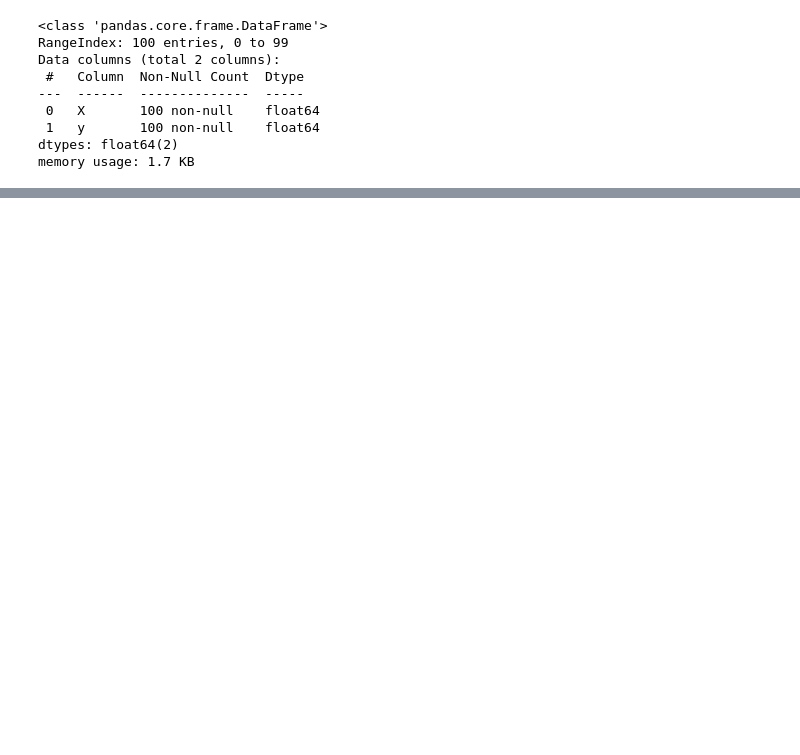
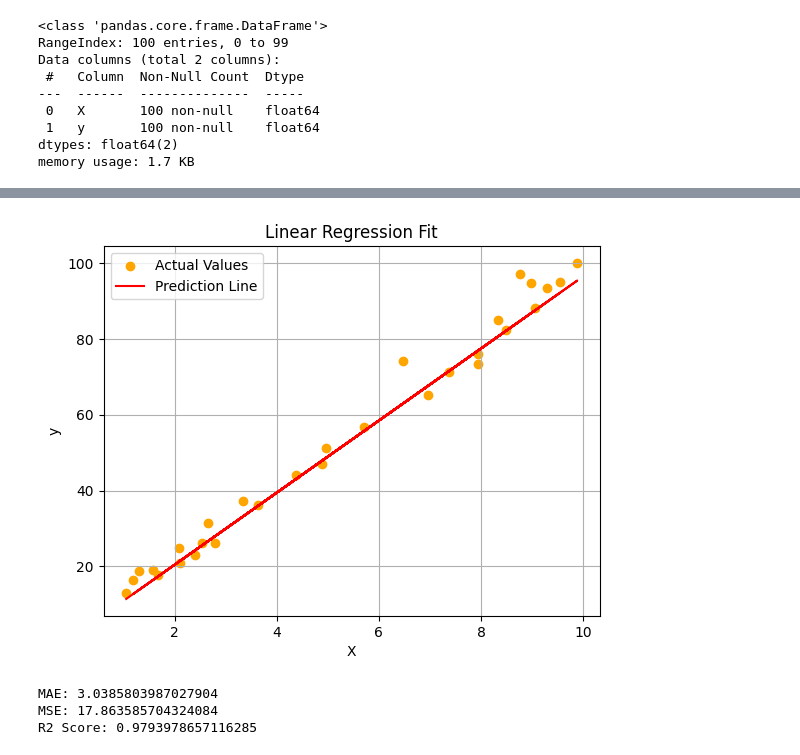
Before and after one commit to 7rohxt/ml-models-from-scratch, a Jupyter notebook: linear-regression/notebook.ipynb, the cells around one changed output, grey strips where cells are left out. Saved outputs shown, nothing was run; the diff lists cells and outputs as text; code cells hidden in the pictures; blank space fills up the shorter version.

```diff
--- a/linear-regression/notebook.ipynb
+++ b/linear-regression/notebook.ipynb
@@ -101,0 +111,27 @@ plt.show()
+# %%
+y_test_pred = predict(X_test, w_final, b_final)
+
+plt.scatter(X_test, y_test, color='orange', label="Actual Values")
+plt.plot(X_test, y_test_pred, color='red', label="Prediction Line")
+plt.xlabel("X")
+plt.ylabel("y")
+plt.title("Linear Regression Fit")
+plt.legend()
+plt.grid(True)
+plt.show()
+# %% [output]
+[figure, added]
+# %%
+from sklearn.metrics import mean_squared_error, mean_absolute_error, r2_score
+
+mae = mean_absolute_error(y_test, y_test_pred)
+mse = mean_squared_error(y_test, y_test_pred)
+r2 = r2_score(y_test, y_test_pred)
+
+print("MAE:", mae)
+print("MSE:", mse)
+print("R2 Score:", r2)
+# %% [output]
+MAE: 3.0385803987027904
+MSE: 17.863585704324084
+R2 Score: 0.9793978657116285
```
Also changed, not shown: parts of 6 cells of this notebook.
